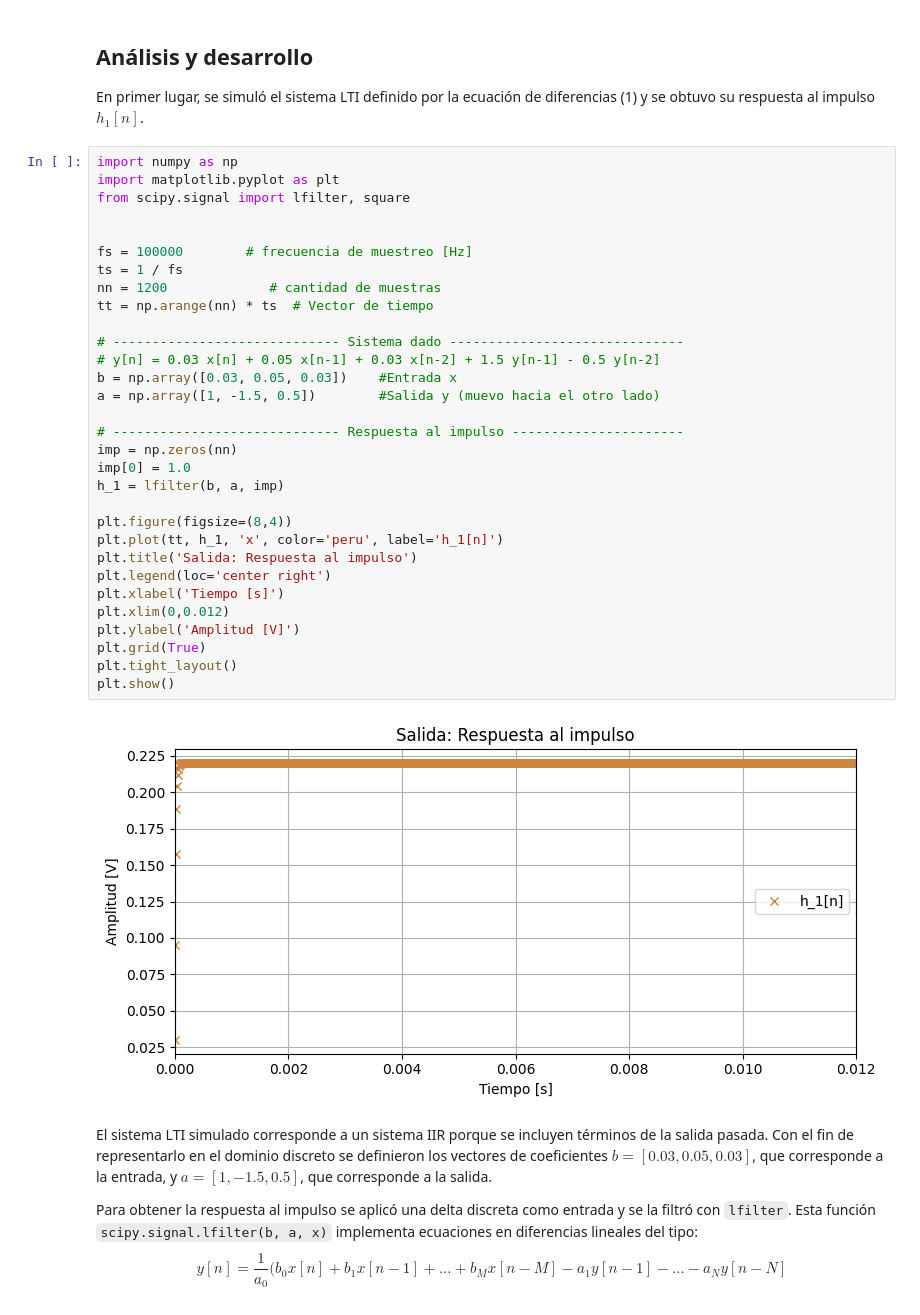
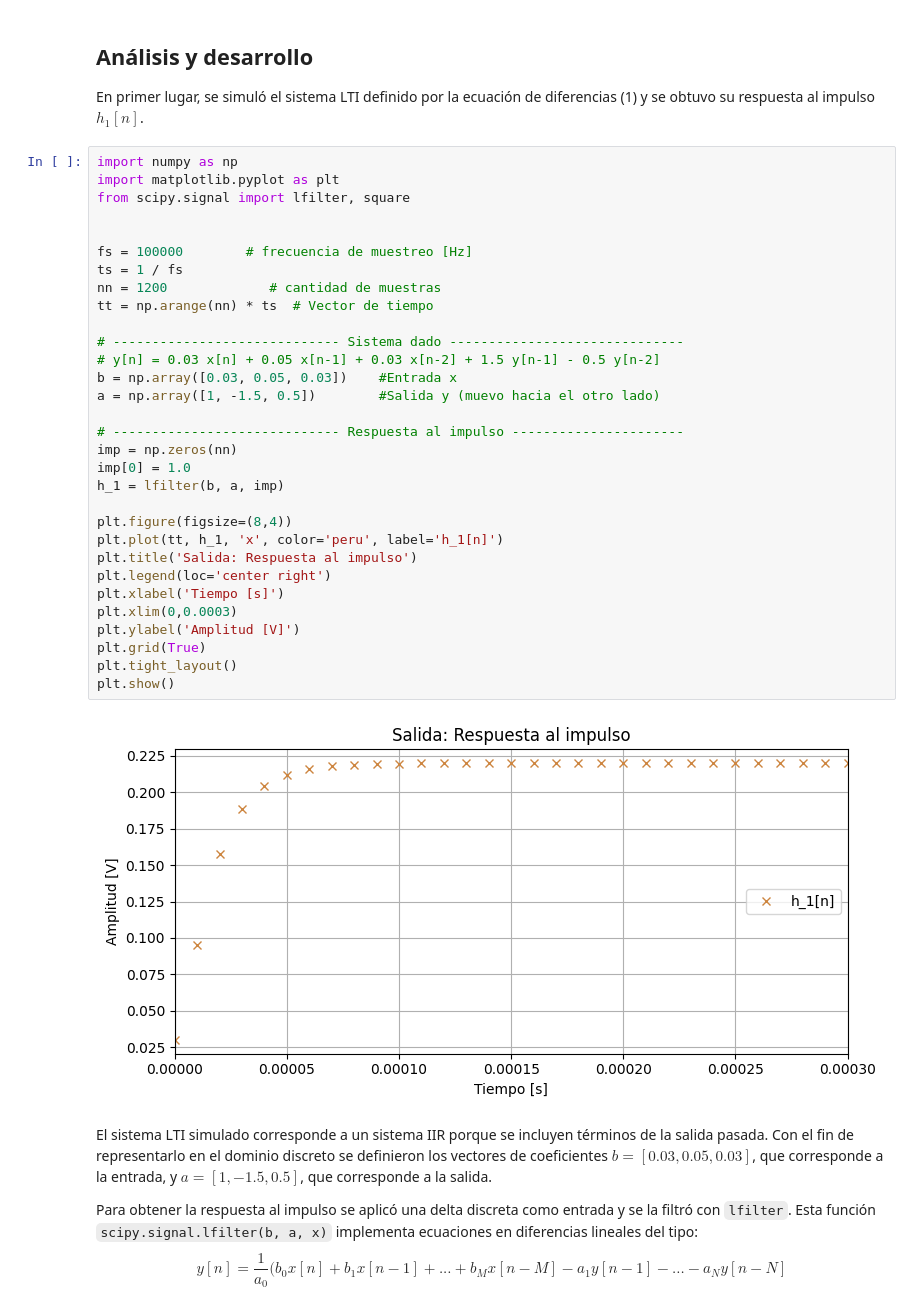
Before and after one commit to aguspaolini/aps-Paolini-Rosso, a Jupyter notebook: TS2 - Paolini Rosso.ipynb, the cells around one changed output. Drawn from its saved outputs; the diff is of its cells as text.

```diff
--- a/TS2 - Paolini Rosso.ipynb
+++ b/TS2 - Paolini Rosso.ipynb
@@ -99,35 +99,35 @@ En primer lugar, se simuló el sistema LTI definido por la ecuación de diferenc
 import numpy as np
 import matplotlib.pyplot as plt
 from scipy.signal import lfilter, square
 
 
 fs = 100000        # frecuencia de muestreo [Hz]
 ts = 1 / fs
 nn = 1200             # cantidad de muestras
 tt = np.arange(nn) * ts  # Vector de tiempo
 
 # ----------------------------- Sistema dado ------------------------------
 # y[n] = 0.03 x[n] + 0.05 x[n-1] + 0.03 x[n-2] + 1.5 y[n-1] - 0.5 y[n-2]
 b = np.array([0.03, 0.05, 0.03])    #Entrada x
 a = np.array([1, -1.5, 0.5])        #Salida y (muevo hacia el otro lado)
 
 # ----------------------------- Respuesta al impulso ----------------------
 imp = np.zeros(nn)
 imp[0] = 1.0
 h_1 = lfilter(b, a, imp)
 
 plt.figure(figsize=(8,4))
 plt.plot(tt, h_1, 'x', color='peru', label='h_1[n]')
 plt.title('Salida: Respuesta al impulso')
 plt.legend(loc='center right')
 plt.xlabel('Tiempo [s]')
-plt.xlim(0,0.012)
+plt.xlim(0,0.0003)
 plt.ylabel('Amplitud [V]')
 plt.grid(True)
 plt.tight_layout()
 plt.show()
 # %% [output]
-[figure, old version]
+[figure, new version]
 # %% [markdown]
 El sistema LTI simulado corresponde a un sistema IIR porque se incluyen términos de la salida pasada. Con el fin de representarlo en el dominio discreto se definieron los vectores de coeficientes $b = [0.03, 0.05, 0.03]$, que corresponde a la entrada, y $a = [1, -1.5, 0.5]$, que corresponde a la salida.
 
```
Also changed, not shown: parts of 6 cells of this notebook, 1 other file.
